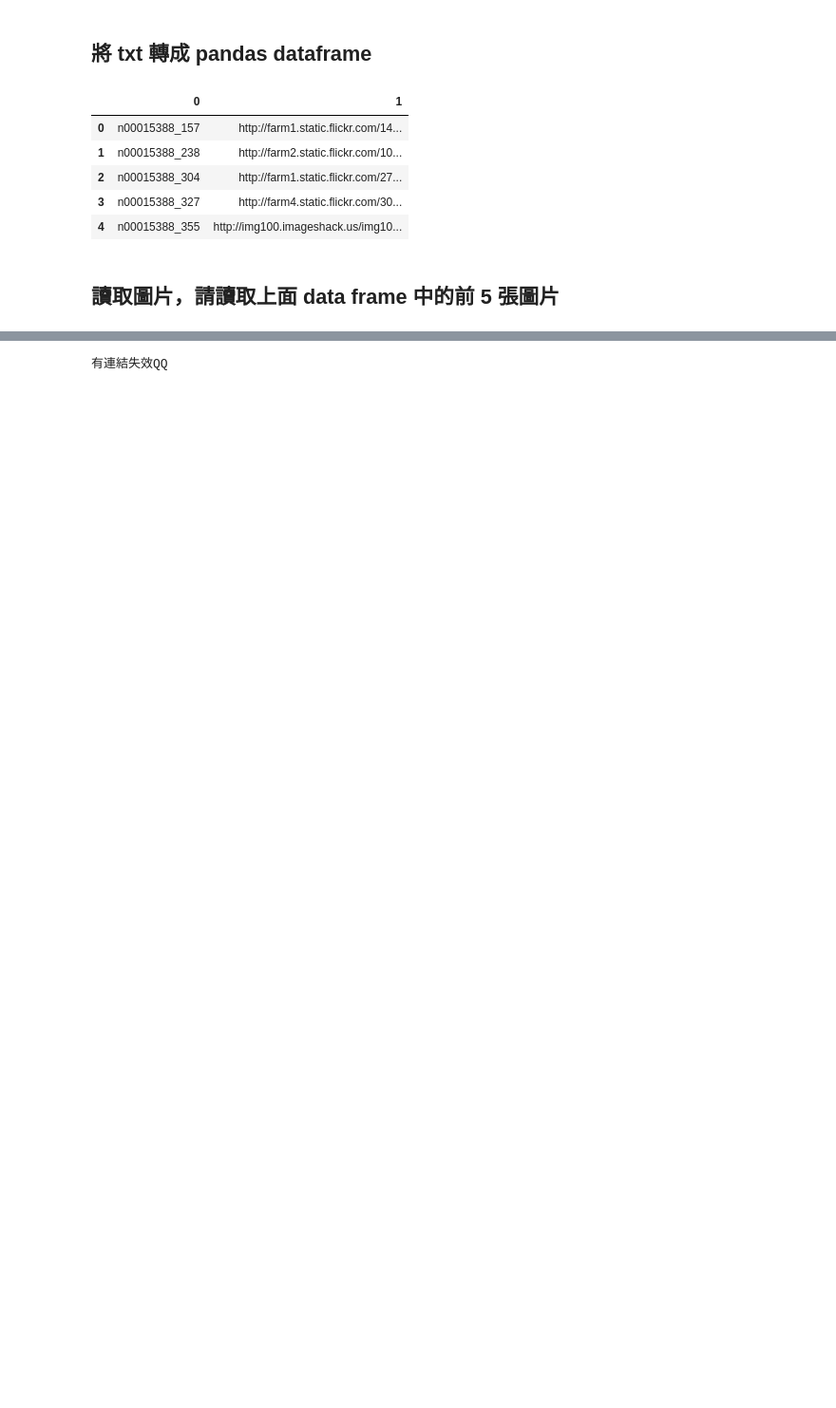
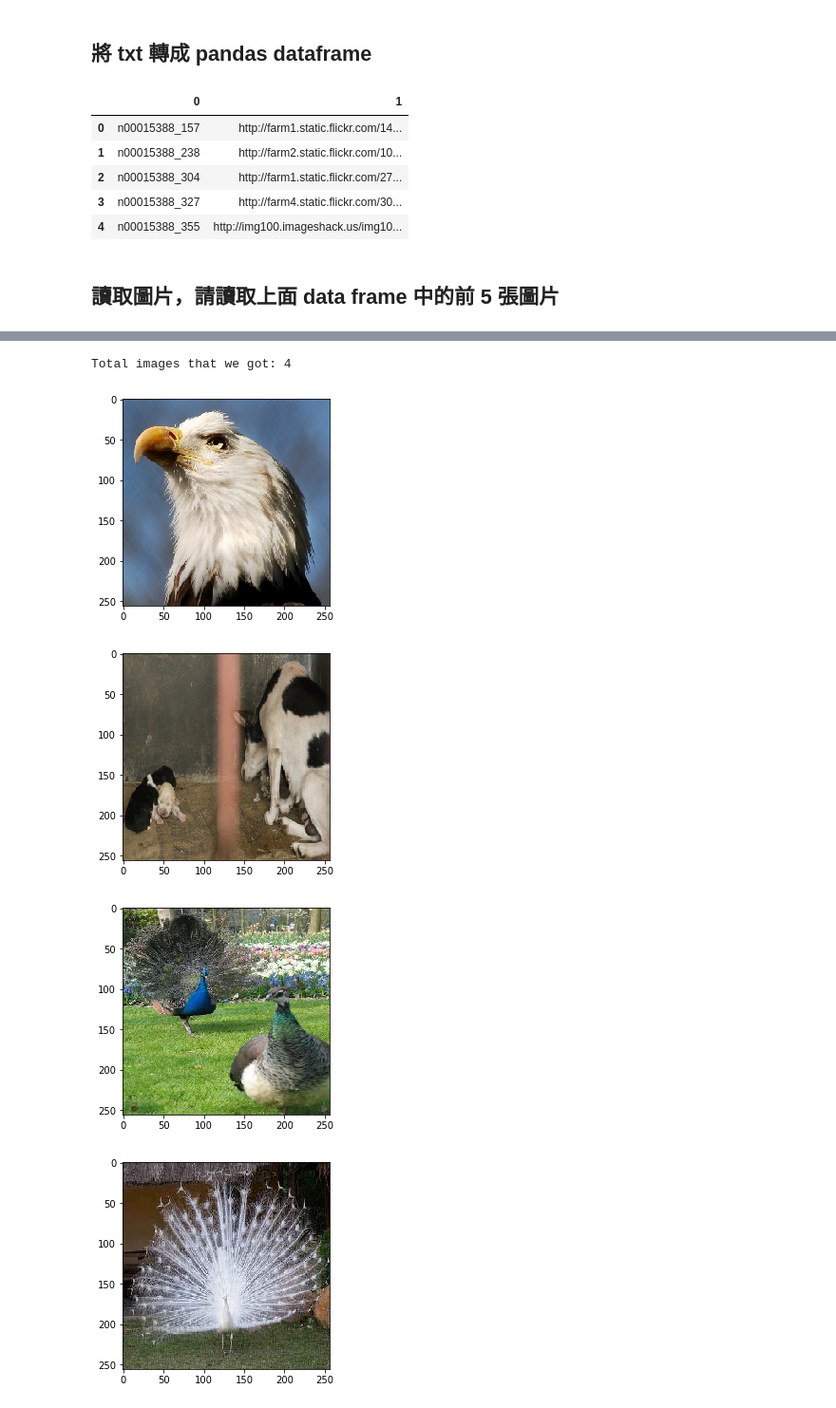
Before and after one commit to Mtingggg/3rd-ML100Days, a Jupyter notebook: homework/Day_005-2_HW.ipynb, the cells around one changed output, grey strips where cells are left out. Shown at 95% size. Saved outputs shown, nothing was run; the diff lists cells and outputs as text; code cells hidden in the pictures; blank space fills up the shorter version.

```diff
--- a/homework/Day_005-2_HW.ipynb
+++ b/homework/Day_005-2_HW.ipynb
@@ -94,31 +79,28 @@ plt.show()
 [figure]
 # %%
-def img2arr_fromURLs(url_list, resize = False):
-    """
-    請完成這個 Function
-    Args
-        - url_list: list of URLs
-        - resize: bool
-    Return
-        - list of array
-    """
+def img2arr_fromURLs(url_list, resize = False): #resize表示指定圖片大小
     img_list=[]
     for x in url_list:
         response = requests.get(x)
-        img = Image.open(BytesIO(response.content))
-        img=np.array(img)
-        img_list.append(img)
+        try:
+            img=Image.open(BytesIO(response.content))
+            if resize:
+                img = img.resize((256,256)) # 假如call這個function時，指定resize=True, 就會統一到 256 x 256
+            img=np.array(img)
+            img_list.append(img)
+        except:
+            pass
 
     return img_list
 # %%
-try:
-    result = img2arr_fromURLs(df[0:5][1].values)
-    print("Total images that we got: %i " % len(result)) # 如果不等於 5, 代表有些連結失效囉
-
-    for im_get in result:
-
-            plt.imshow(im_get)
-            plt.show()
-except OSError:print('有連結失效QQ')
+result = img2arr_fromURLs(df[0:5][1].values,resize=True)
+print("Total images that we got: %i " % len(result)) # 如果不等於 5, 代表有些連結失效囉
+for im_get in result:
+        plt.imshow(im_get)
+        plt.show()
 # %% [output]
-有連結失效QQ
+Total images that we got: 4
+[figure, added]
+[figure, added]
+[figure, added]
+[figure, added]
```
Also changed, not shown: parts of 2 cells of this notebook.
